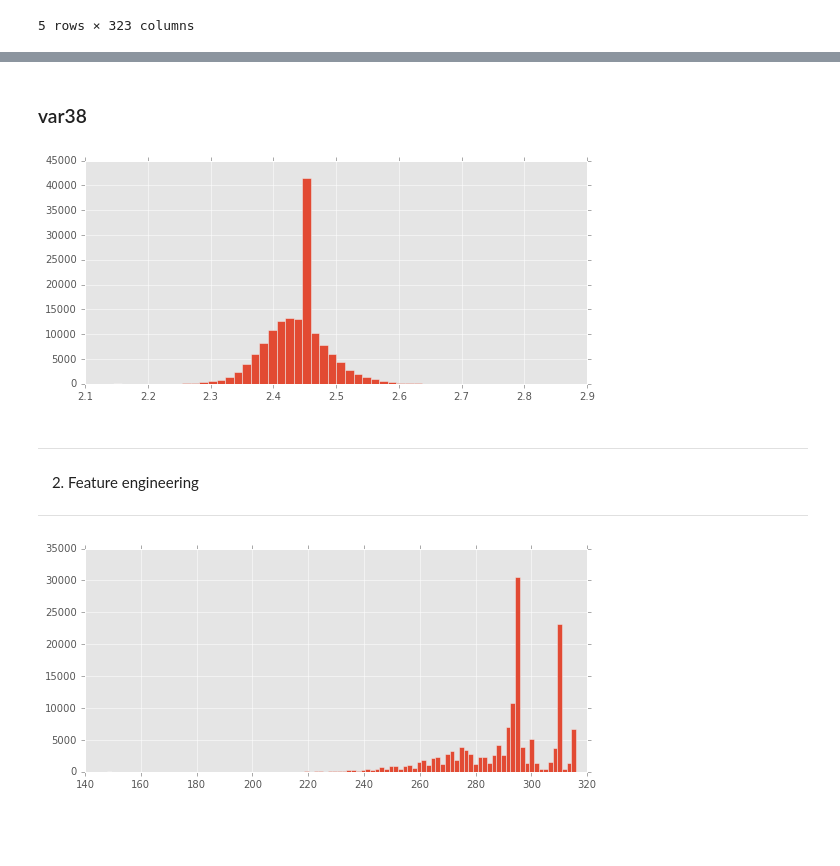
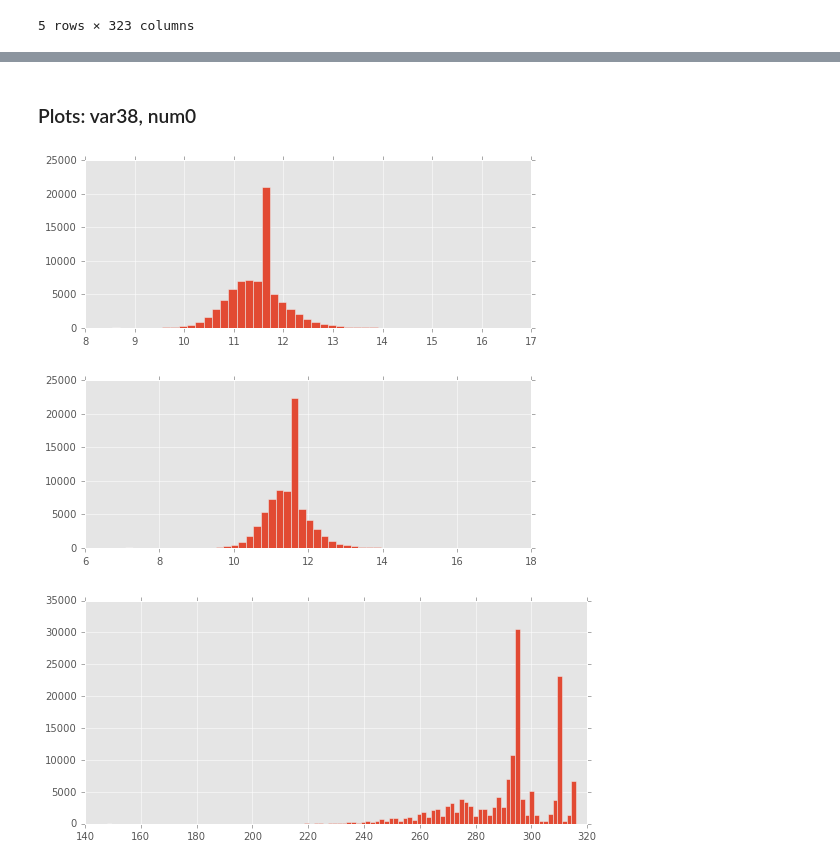
Before and after one commit to kcbighuge/kaggle, a Jupyter notebook: santander-customer-satisfaction.ipynb, the cells around one changed output, grey strips where cells are left out. Drawn from its saved outputs; the diff is of its cells as text; code cells hidden in the pictures; blank space fills up the shorter version.

```diff
--- a/santander-customer-satisfaction.ipynb
+++ b/santander-customer-satisfaction.ipynb
@@ -311,17 +377,19 @@ df_all = df_all.fillna(-997)
 df_all_copy = df_all.copy()
 # %% [markdown]
-### var38
+### Plots: var38, num0
 # %%
-# look at most important feature
-plt.hist(np.log(df_all['var38']), bins=50)
-plt.gcf().set_size_inches(9,4)
-plt.show()
+# look at log transform, train
+_ = plt.hist(np.log(train['var38']), bins=50)
+plt.gcf().set_size_inches(8,3)
+#plt.show()
 # %% [output]
-[figure, old version]
+[figure, new version]
-# %% [markdown]
----
-2. Feature engineering
-----------------------
+# %%
+# look at log transform, test
+_ = plt.hist(np.log(test['var38']), bins=50)
+plt.gcf().set_size_inches(8,3)
+# %% [output]
+[figure, added]
 # %%
 # look at distribution of number of zeros per row
 plt.hist(df_all['n0'], bins=100)
```
Also changed, not shown: parts of 28 cells of this notebook, 1 other file.
